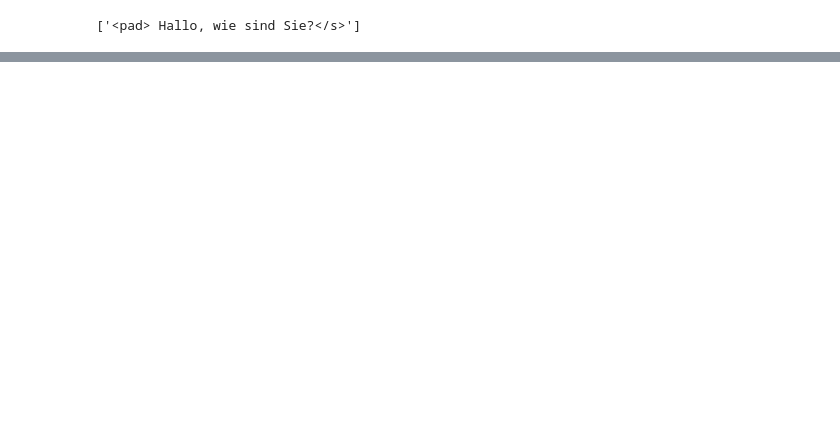
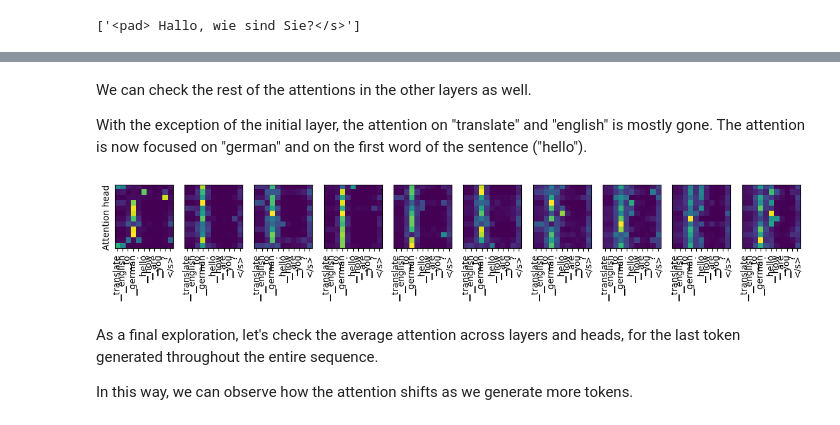
Before and after one commit to dbdmg/llm, a Jupyter notebook: lab02/solution2.ipynb, the cells around one changed output, grey strips where cells are left out. Cells and saved outputs as stored; diff of their text form; code cells hidden in the pictures; blank space fills up the shorter version.

```diff
--- a/lab02/solution2.ipynb
+++ b/lab02/solution2.ipynb
@@ -455,7 +464,7 @@ The input for the encoder is the tokenized input text. We also need to specify a
 # %%
 import torch
 
-input_sentence = "translate from english to german: hello, how are you?"
+input_sentence = "translate english to german: hello, how are you?"
 
 tokens = tokenizer(input_sentence, return_tensors="pt")
 
@@ -635,0 +649,20 @@ torch.Size([1, 1, 768])
+# %% [markdown]
+We can check the rest of the attentions in the other layers as well.
+
+With the exception of the initial layer, the attention on "translate" and "english" is mostly gone. The attention is now focused on "german" and on the first word of the sentence ("hello").
+# %%
+fig, ax = plt.subplots(1, 10, figsize=(14, 3))
+
+ax[0].set_ylabel("Attention head")
+
+for i in range(10):
+    ax[i].imshow(output.cross_attentions[i][0, :, 0].detach().numpy())
+    input_tokens = tokenizer.tokenize(input_sentence) + [ "</s>" ]
+    ax[i].set_xticks(range(len(input_tokens)), input_tokens, rotation=90);
+    ax[i].set_yticks([])
+# %% [output]
+[figure, added]
+# %% [markdown]
+As a final exploration, let's check the average attention across layers and heads, for the last token generated throughout the entire sequence.
+
+In this way, we can observe how the attention shifts as we generate more tokens.
```
Also changed, not shown: parts of 36 cells of this notebook.
